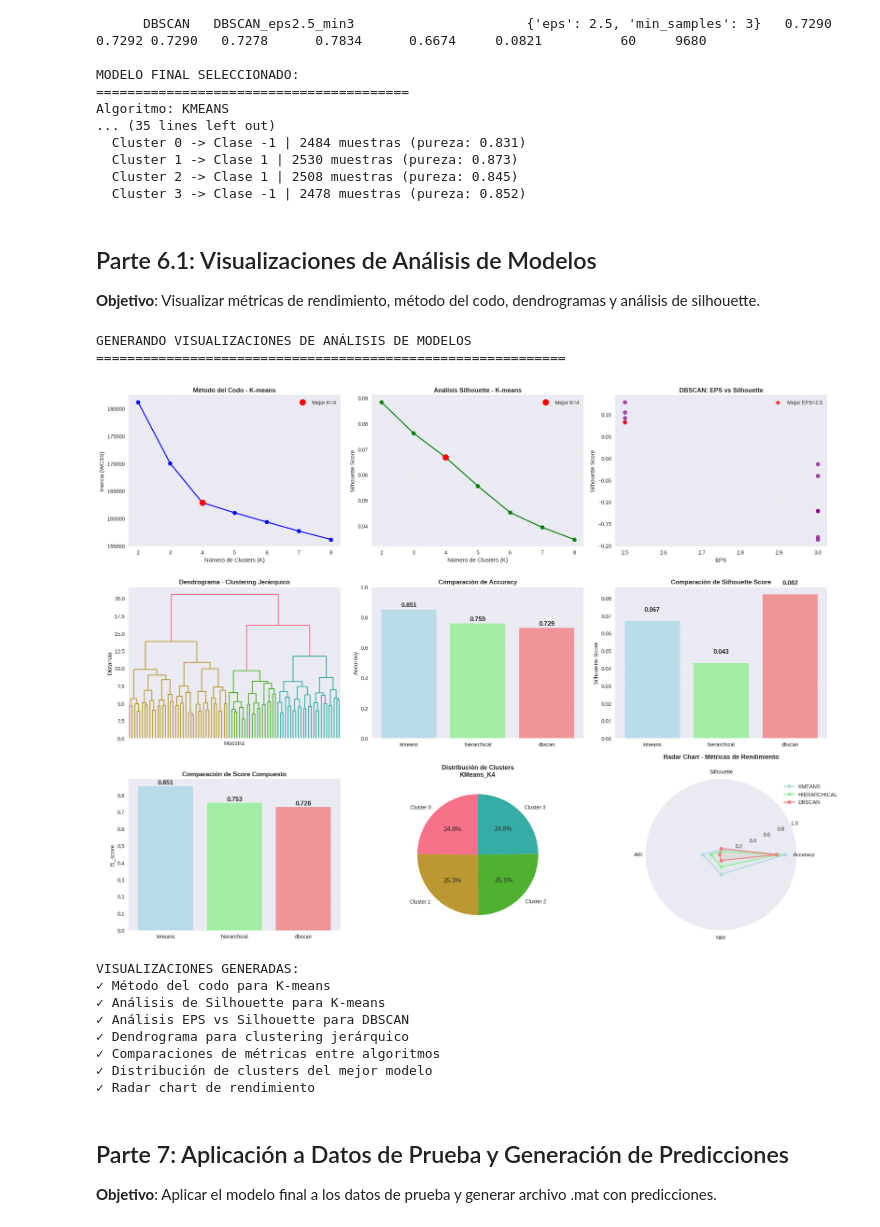
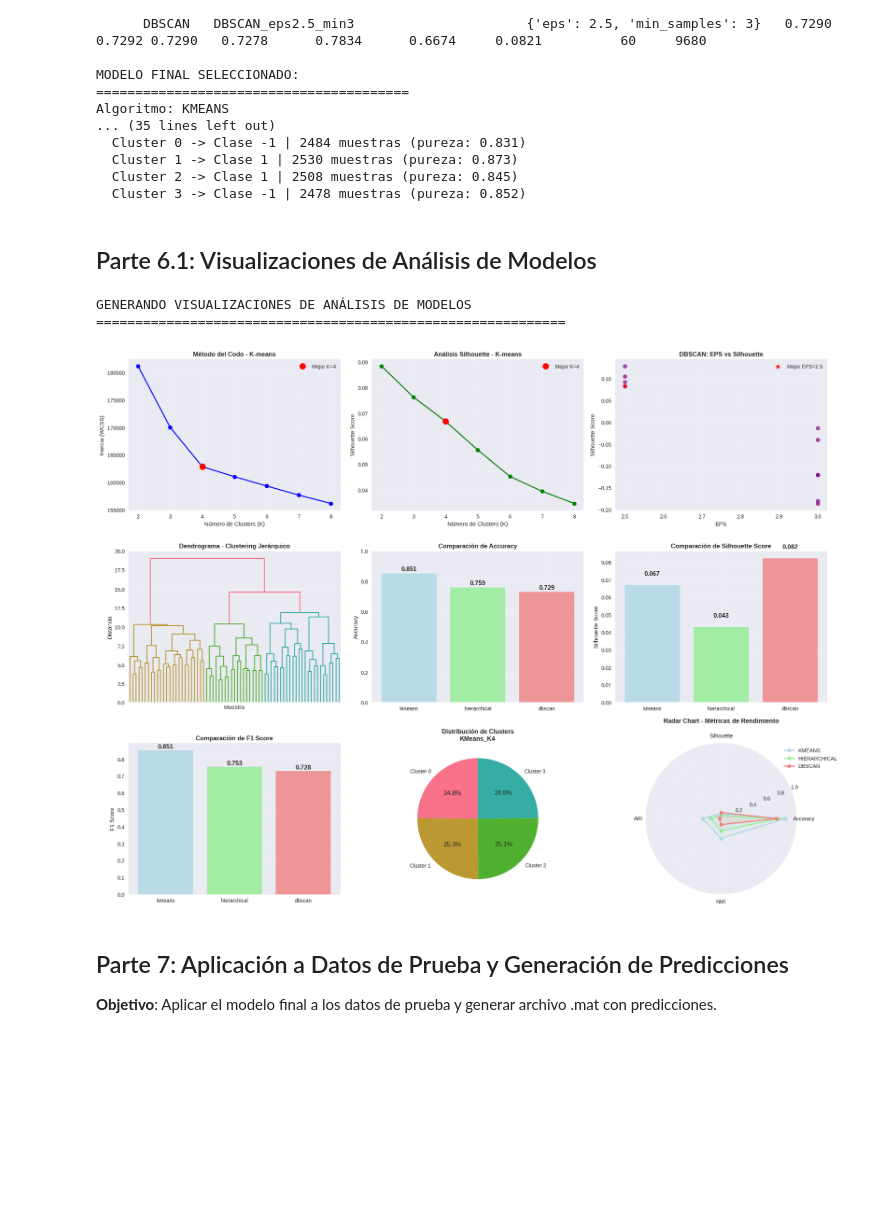
Before and after one commit to aalejoz25/Big_Data, a Jupyter notebook: aprendizaje_no_supervisado/trabajo_final/trabajo_final.ipynb, the cells around one changed output. Cells and saved outputs as stored; diff of their text form; code cells hidden in the pictures; blank space fills up the shorter version.

```diff
--- a/aprendizaje_no_supervisado/trabajo_final/trabajo_final.ipynb
+++ b/aprendizaje_no_supervisado/trabajo_final/trabajo_final.ipynb
@@ -960,12 +779,8 @@ Algoritmo: KMEANS
   Cluster 3 -> Clase -1 | 2478 muestras (pureza: 0.852)
 # %% [markdown]
 ## Parte 6.1: Visualizaciones de Análisis de Modelos
-
-**Objetivo**: Visualizar métricas de rendimiento, método del codo, dendrogramas y análisis de silhouette.
 # %%
-# ================================
-# VISUALIZACIONES - MÉTODO DEL CODO Y ANÁLISIS DE SILHOUETTE
-# ================================
+
 
 print("GENERANDO VISUALIZACIONES DE ANÁLISIS DE MODELOS")
 print("="*60)
@@ -1090,8 +905,8 @@ ax7 = plt.subplot(3, 3, 7)
 composite_scores = [best_models_by_type[alg]['f1_score'] for alg in algorithms]
 
 bars = plt.bar(algorithms, composite_scores, color=colors_bar, alpha=0.8)
-plt.title('Comparación de Score Compuesto', fontweight='bold')
-plt.ylabel('f1_score')
+plt.title('Comparación de F1 Score', fontweight='bold')
+plt.ylabel('F1 Score')
 
 for bar, score in zip(bars, composite_scores):
     plt.text(bar.get_x() + bar.get_width()/2., bar.get_height() + 0.005,
@@ -1118,51 +933,34 @@ else:
     plt.pie(cluster_counts, labels=[f'Cluster {c}' for c in unique_clusters],
             autopct='%1.1f%%', startangle=90)
     plt.title(f'Distribución de Clusters\n{best_model_overall["name"]}', fontweight='bold')
 
 # 9. RADAR CHART DE MÉTRICAS
 ax9 = plt.subplot(3, 3, 9, projection='polar')
 
 # Preparar datos para radar chart
 metrics = ['Accuracy', 'Silhouette', 'ARI', 'NMI']
 angles = np.linspace(0, 2 * np.pi, len(metrics), endpoint=False).tolist()
 angles += angles[:1]  # Cerrar el círculo
 
 for i, (alg, model) in enumerate(best_models_by_type.items()):
     values = [model['accuracy'], model['silhouette'], model['ari'], model['nmi']]
     values += values[:1]  # Cerrar el círculo
 
     ax9.plot(angles, values, 'o-', linewidth=2, label=alg.upper(), color=colors_bar[i])
     ax9.fill(angles, values, alpha=0.1, color=colors_bar[i])
 
 ax9.set_xticks(angles[:-1])
 ax9.set_xticklabels(metrics)
 ax9.set_ylim(0, 1)
 ax9.set_title('Radar Chart - Métricas de Rendimiento', fontweight='bold', pad=20)
 ax9.legend(loc='upper right', bbox_to_anchor=(1.3, 1.0))
 
 plt.tight_layout()
 plt.show()
-
-print(f"\nVISUALIZACIONES GENERADAS:")
-print(f"✓ Método del codo para K-means")
-print(f"✓ Análisis de Silhouette para K-means")
-print(f"✓ Análisis EPS vs Silhouette para DBSCAN")
-print(f"✓ Dendrograma para clustering jerárquico")
-print(f"✓ Comparaciones de métricas entre algoritmos")
-print(f"✓ Distribución de clusters del mejor modelo")
-print(f"✓ Radar chart de rendimiento")
 # %% [output]
 GENERANDO VISUALIZACIONES DE ANÁLISIS DE MODELOS
 ============================================================
-[figure, old version]
+[figure, new version]
-VISUALIZACIONES GENERADAS:
-✓ Método del codo para K-means
-✓ Análisis de Silhouette para K-means
-✓ Análisis EPS vs Silhouette para DBSCAN
-✓ Dendrograma para clustering jerárquico
-✓ Comparaciones de métricas entre algoritmos
-✓ Distribución de clusters del mejor modelo
-✓ Radar chart de rendimiento
 # %% [markdown]
 ## Parte 7: Aplicación a Datos de Prueba y Generación de Predicciones
 
```
Also changed, not shown: parts of 26 cells of this notebook, 12 other files.
